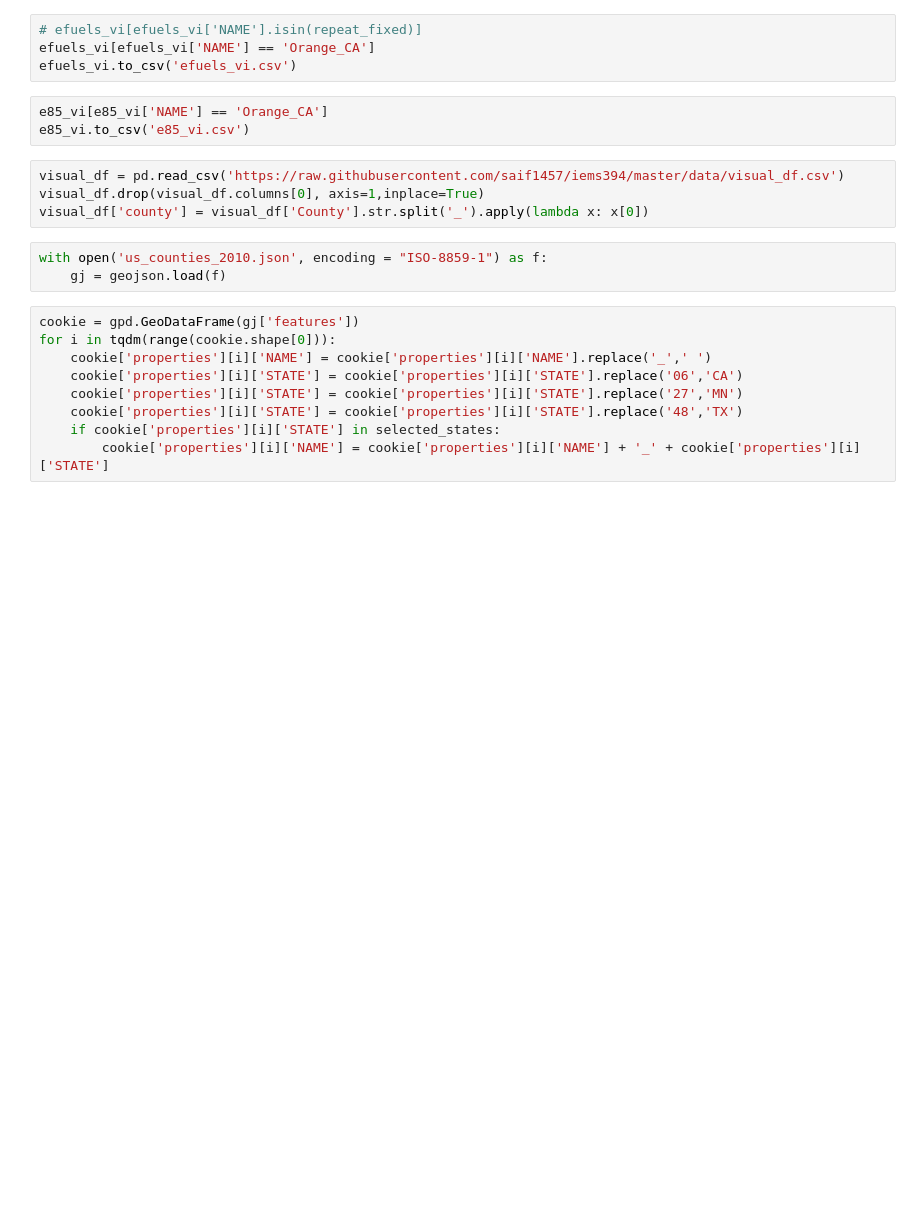
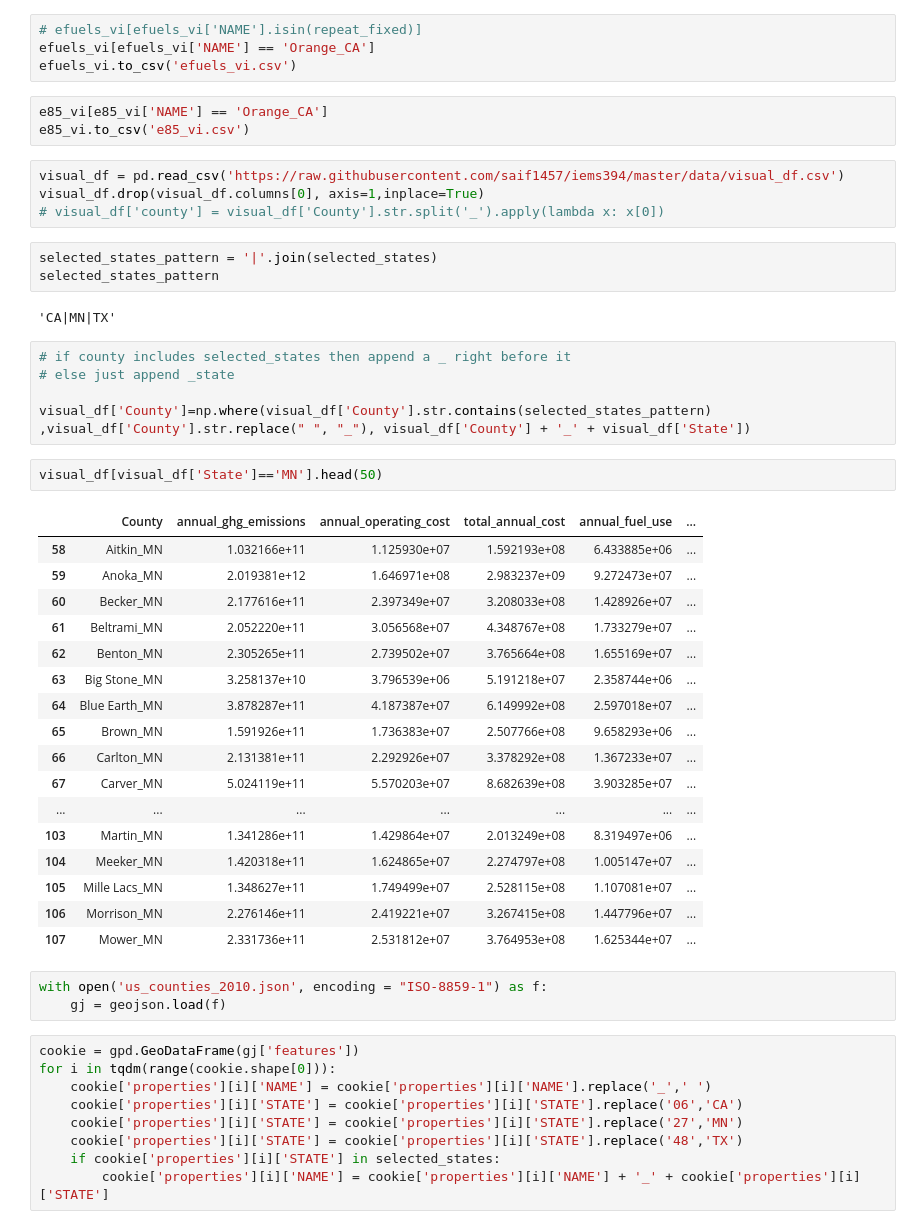
Before and after one commit to saif1457/iems394, a Jupyter notebook: 394fixup.ipynb, the cells around one changed output. Saved outputs shown, nothing was run; the diff lists cells and outputs as text; blank space fills up the shorter version.

```diff
--- a/394fixup.ipynb
+++ b/394fixup.ipynb
@@ -343,7 +345,37 @@ e85_vi.to_csv('e85_vi.csv')
 # %%
 visual_df = pd.read_csv('https://raw.githubusercontent.com/saif1457/iems394/master/data/visual_df.csv')
 visual_df.drop(visual_df.columns[0], axis=1,inplace=True)
-visual_df['county'] = visual_df['County'].str.split('_').apply(lambda x: x[0])
+# visual_df['county'] = visual_df['County'].str.split('_').apply(lambda x: x[0])
+# %%
+selected_states_pattern = '|'.join(selected_states)
+selected_states_pattern
+# %% [output]
+'CA|MN|TX'
+# %%
+# if county includes selected_states then append a _ right before it
+# else just append _state
+
+visual_df['County']=np.where(visual_df['County'].str.contains(selected_states_pattern) ,visual_df['County'].str.replace(" ", "_"), visual_df['County'] + '_' + visual_df['State'])
+# %%
+visual_df[visual_df['State']=='MN'].head(50)
+# %% [output]
+|  | County | annual_ghg_emissions | annual_operating_cost | total_annual_cost | annual_fuel_use | ... |
+| 58 | Aitkin_MN | 1.032166e+11 | 1.125930e+07 | 1.592193e+08 | 6.433885e+06 | ... |
+| 59 | Anoka_MN | 2.019381e+12 | 1.646971e+08 | 2.983237e+09 | 9.272473e+07 | ... |
+| 60 | Becker_MN | 2.177616e+11 | 2.397349e+07 | 3.208033e+08 | 1.428926e+07 | ... |
+| 61 | Beltrami_MN | 2.052220e+11 | 3.056568e+07 | 4.348767e+08 | 1.733279e+07 | ... |
+| 62 | Benton_MN | 2.305265e+11 | 2.739502e+07 | 3.765664e+08 | 1.655169e+07 | ... |
+| 63 | Big Stone_MN | 3.258137e+10 | 3.796539e+06 | 5.191218e+07 | 2.358744e+06 | ... |
+| 64 | Blue Earth_MN | 3.878287e+11 | 4.187387e+07 | 6.149992e+08 | 2.597018e+07 | ... |
+| 65 | Brown_MN | 1.591926e+11 | 1.736383e+07 | 2.507766e+08 | 9.658293e+06 | ... |
+| 66 | Carlton_MN | 2.131381e+11 | 2.292926e+07 | 3.378292e+08 | 1.367233e+07 | ... |
+| 67 | Carver_MN | 5.024119e+11 | 5.570203e+07 | 8.682639e+08 | 3.903285e+07 | ... |
+| ... | ... | ... | ... | ... | ... | ... |
+| 103 | Martin_MN | 1.341286e+11 | 1.429864e+07 | 2.013249e+08 | 8.319497e+06 | ... |
+| 104 | Meeker_MN | 1.420318e+11 | 1.624865e+07 | 2.274797e+08 | 1.005147e+07 | ... |
+| 105 | Mille Lacs_MN | 1.348627e+11 | 1.749499e+07 | 2.528115e+08 | 1.107081e+07 | ... |
+| 106 | Morrison_MN | 2.276146e+11 | 2.419221e+07 | 3.267415e+08 | 1.447796e+07 | ... |
+| 107 | Mower_MN | 2.331736e+11 | 2.531812e+07 | 3.764953e+08 | 1.625344e+07 | ... |
 # %%
 with open('us_counties_2010.json', encoding = "ISO-8859-1") as f:
     gj = geojson.load(f)
```
Also changed, not shown: parts of 12 cells of this notebook, 2 other files.
